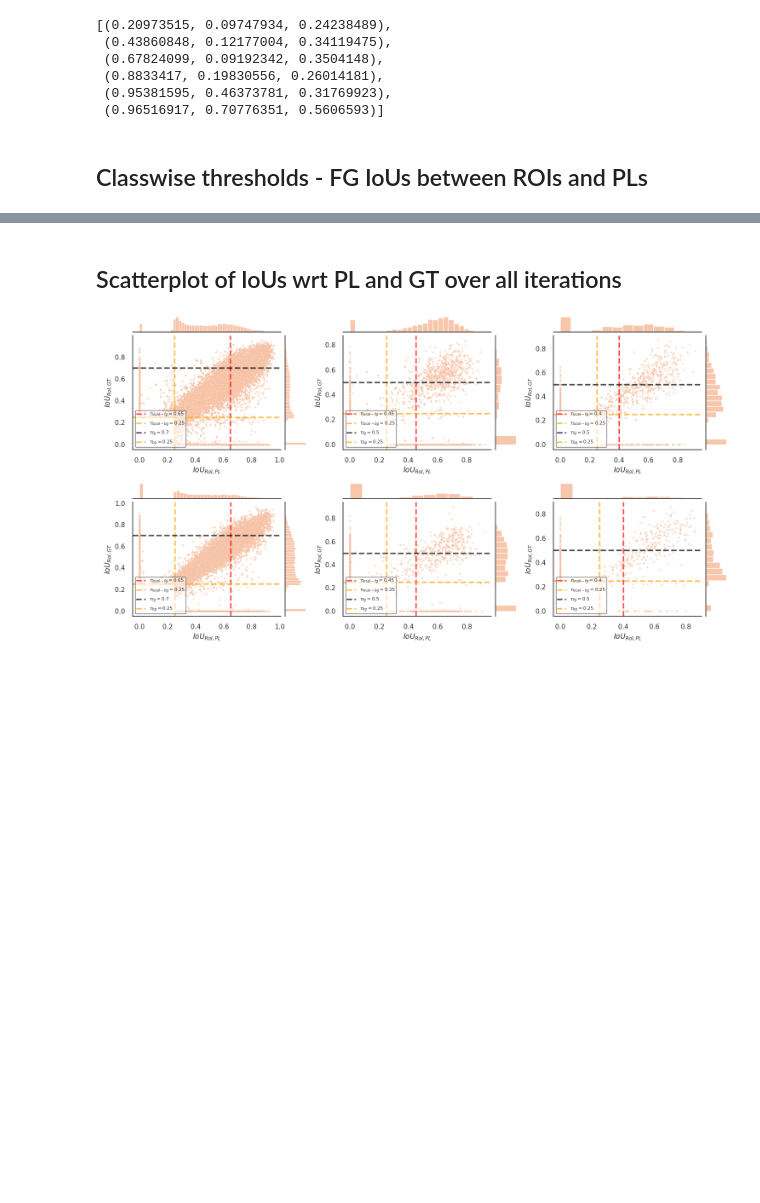
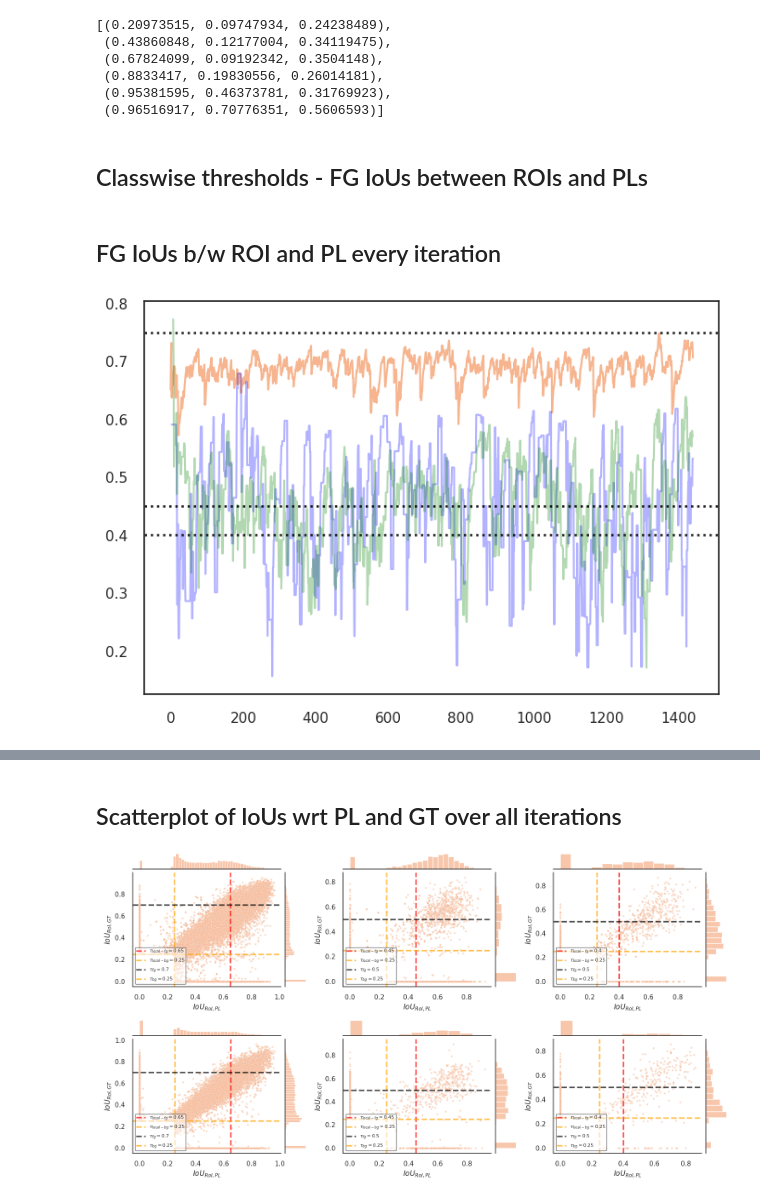
Before and after one commit to shashankag14/OpenPCDet, a Jupyter notebook: tools/tb_metrics.ipynb, the cells around one changed output, grey strips where cells are left out. Cells and saved outputs as stored; diff of their text form; code cells hidden in the pictures; blank space fills up the shorter version.

```diff
--- a/tools/tb_metrics.ipynb
+++ b/tools/tb_metrics.ipynb
@@ -375,3 +376,5 @@ _cmap = sns.color_palette("rocket", as_cmap=True)
 
 df = pd.read_pickle(r'/mnt/data/shag01/pcdet-st-reliable/OpenPCDet/tools/ious_new.pkl')
 baseline_df = pd.read_pickle(r'/mnt/data/shag01/pcdet-st-reliable/OpenPCDet/tools/ious_baseline.pkl')
+# %% [markdown]
+## FG IoUs b/w ROI and PL every iteration
@@ -377,0 +457,62 @@ baseline_df = pd.read_pickle(r'/mnt/data/shag01/pcdet-st-reliable/OpenPCDet/tool
+# %%
+cls_mask = torch.Tensor(df['class_labels'])==1
+fg_mask = torch.Tensor(df['iou_roi_gt']) >= 0.7
+valid_mask = cls_mask & fg_mask
+
+df_car = pd.DataFrame()
+df_car['iou_roi_pl'] = torch.Tensor(df['iou_roi_pl'])[valid_mask]
+df_car['iteration'] = torch.Tensor(df['iteration'])[valid_mask]
+fg_iou_roi_pl_car = df_car.groupby('iteration')['iou_roi_pl'].mean().reset_index()
+
+#################
+
+cls_mask = torch.Tensor(df['class_labels'])==2
+fg_mask = torch.Tensor(df['iou_roi_gt']) >= 0.5
+valid_mask = cls_mask & fg_mask
+
+df_ped = pd.DataFrame()
+df_ped['iou_roi_pl'] = torch.Tensor(df['iou_roi_pl'])[valid_mask]
+df_ped['iteration'] = torch.Tensor(df['iteration'])[valid_mask]
+fg_iou_roi_pl_ped = df_ped.groupby('iteration')['iou_roi_pl'].mean().reset_index()
+
+#################
+
+cls_mask = torch.Tensor(df['class_labels'])==3
+fg_mask = torch.Tensor(df['iou_roi_gt']) >= 0.5
+valid_mask = cls_mask & fg_mask
+
+df_cyc = pd.DataFrame()
+df_cyc['iou_roi_pl'] = torch.Tensor(df['iou_roi_pl'])[valid_mask]
+df_cyc['iteration'] = torch.Tensor(df['iteration'])[valid_mask]
+fg_iou_roi_pl_cyc = df_cyc.groupby('iteration')['iou_roi_pl'].mean().reset_index()
+
+
+################
+
+new_df = pd.DataFrame({'iteration': np.arange(0,1440)})
+new_df['Car'] = np.nan
+new_df['Pedestrian'] = np.nan
+new_df['Cyclist'] = np.nan
+
+#################
+
+for idx, itr in new_df.iterrows():
+    if fg_iou_roi_pl_car['iou_roi_pl'][fg_iou_roi_pl_car['iteration']==idx].size != 0:
+        new_df.at[idx, 'Car'] = fg_iou_roi_pl_car['iou_roi_pl'][fg_iou_roi_pl_car['iteration']==idx].values[0]
+
+    if fg_iou_roi_pl_ped['iou_roi_pl'][fg_iou_roi_pl_ped['iteration']==idx].size != 0:
+        new_df.at[idx, 'Pedestrian'] = fg_iou_roi_pl_ped['iou_roi_pl'][fg_iou_roi_pl_ped['iteration']==idx].values[0]
+
+    if fg_iou_roi_pl_cyc['iou_roi_pl'][fg_iou_roi_pl_cyc['iteration']==idx].size != 0:
+        new_df.at[idx, 'Cyclist'] = fg_iou_roi_pl_cyc['iou_roi_pl'][fg_iou_roi_pl_cyc['iteration']==idx].values[0]
+
+# sns.lineplot(data=fg_iou_roi_pl_ped, linewidth=1.5, dashes=False, legend = True)
+plt.plot(new_df['iteration'], new_df['Car'].ewm(alpha=.1).mean(), alpha=1)
+plt.plot(new_df['iteration'], new_df['Cyclist'].ewm(alpha=.1).mean(), alpha=0.3, color='blue')
+plt.plot(new_df['iteration'], new_df['Pedestrian'].ewm(alpha=.1).mean(), alpha=0.3, color='green')
+plt.axhline(y=0.75, linestyle=":", label="$\\tau=0.75$", color='black', alpha=0.9, lw=1.8)
+plt.axhline(y=0.45, linestyle=":", label="$\\tau=0.45$", color='black', alpha=0.9, lw=1.8)
+plt.axhline(y=0.4, linestyle=":", label="$\\tau=0.4$", color='black', alpha=0.9, lw=1.8)
+plt.show()
+# %% [output]
+[figure, added]
```
Also changed, not shown: parts of 8 cells of this notebook.
